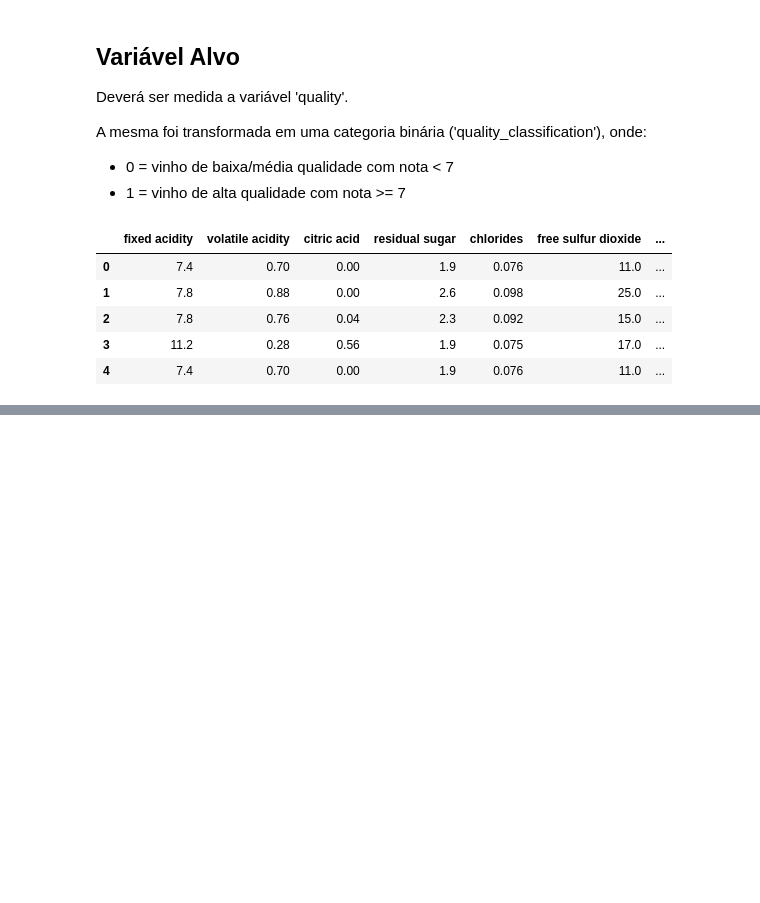
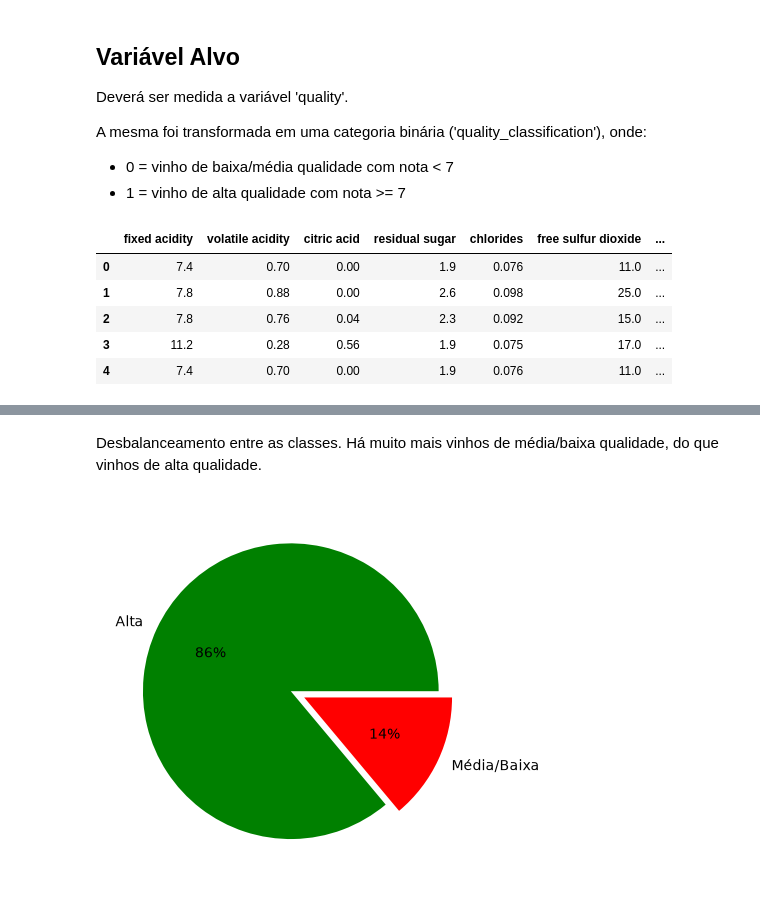
Before and after one commit to kamiikg/wine-quality-classification, a Jupyter notebook: notebooks/analise_wine_quality_classification.ipynb, the cells around one changed output, grey strips where cells are left out. Saved outputs shown, nothing was run; the diff lists cells and outputs as text; code cells hidden in the pictures; blank space fills up the shorter version.

```diff
--- a/notebooks/analise_wine_quality_classification.ipynb
+++ b/notebooks/analise_wine_quality_classification.ipynb
@@ -62,0 +158,8 @@ df_wine.head()
+# %% [markdown]
+Desbalanceamento entre as classes. Há muito mais vinhos de média/baixa qualidade, do que vinhos de alta qualidade.
+# %%
+categorias = ['Alta', 'Média/Baixa']
+plt.pie(df_wine['quality_classification'].value_counts(), labels=categorias, autopct='%.0f%%', explode=(0, 0.1), colors=('g', 'r'))
+plt.show()
+# %% [output]
+[figure, added]
```
Also changed, not shown: parts of 27 cells of this notebook.
